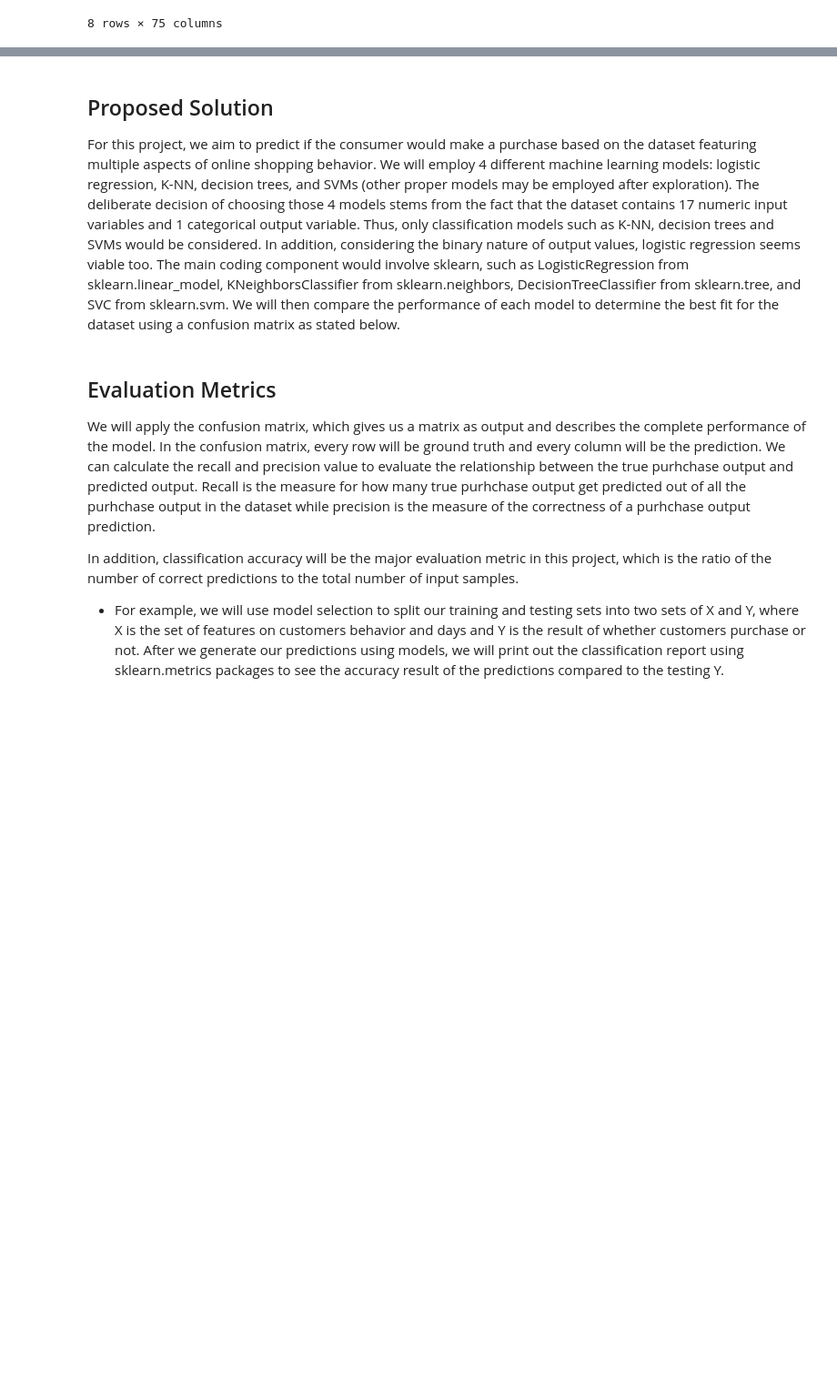
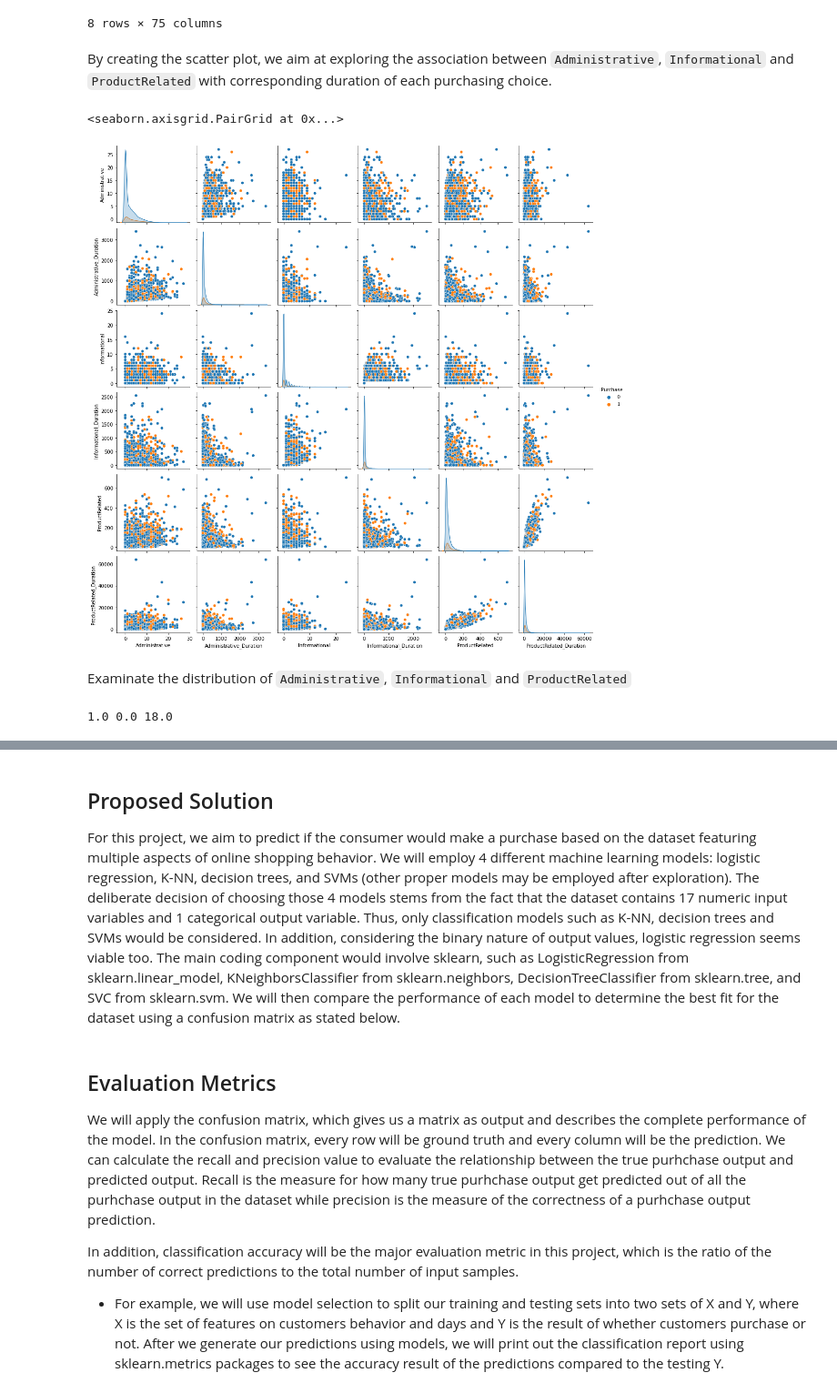
Before and after one commit to COGS118A/Group014-Sp22, a Jupyter notebook: Checkpoint_group014.ipynb, the cells around one changed output, grey strips where cells are left out. Shown at 91% size. Drawn from its saved outputs; the diff is of its cells as text; code cells hidden in the pictures; blank space fills up the shorter version.

```diff
--- a/Checkpoint_group014.ipynb
+++ b/Checkpoint_group014.ipynb
@@ -177,0 +181,20 @@ df.describe()
+# %% [markdown]
+By creating the scatter plot, we aim at exploring the association between `Administrative`, `Informational` and `ProductRelated` with corresponding duration of each purchasing choice.
+# %%
+info_adm_pdt = df[['Administrative',
+       'Administrative_Duration', 'Informational', 'Informational_Duration',
+       'ProductRelated', 'ProductRelated_Duration','Purchase']]
+sns.pairplot(info_adm_pdt, hue="Purchase")
+# %% [output]
+<seaborn.axisgrid.PairGrid at 0x...>
+[figure, added]
+# %% [markdown]
+Examinate the distribution of `Administrative`, `Informational` and `ProductRelated`
+# %%
+# The reason why we are plotting the median value here is to check if there are good to fit into one plot
+pg_count1 = df['Administrative'].median()
+pg_count2 = df['Informational'].median()
+pg_count3 = df['ProductRelated'].median()
+print(pg_count1,pg_count2,pg_count3)
+# %% [output]
+1.0 0.0 18.0
```
Also changed, not shown: parts of 22 cells of this notebook.
